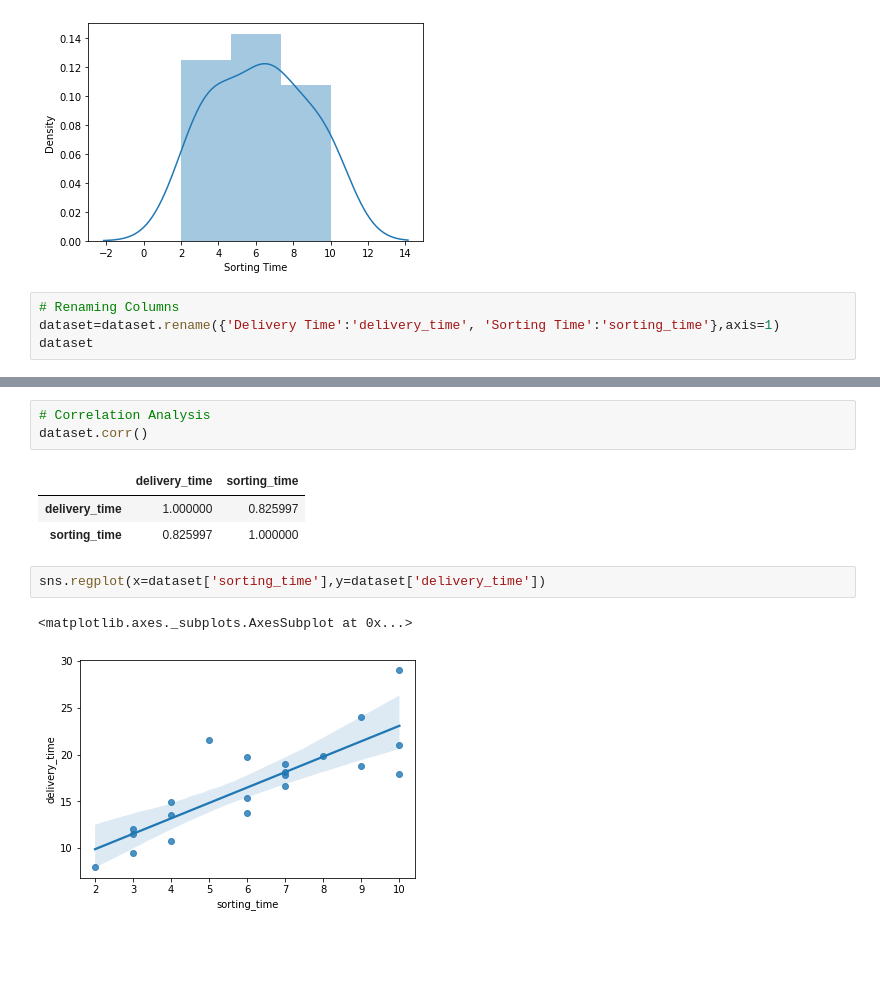
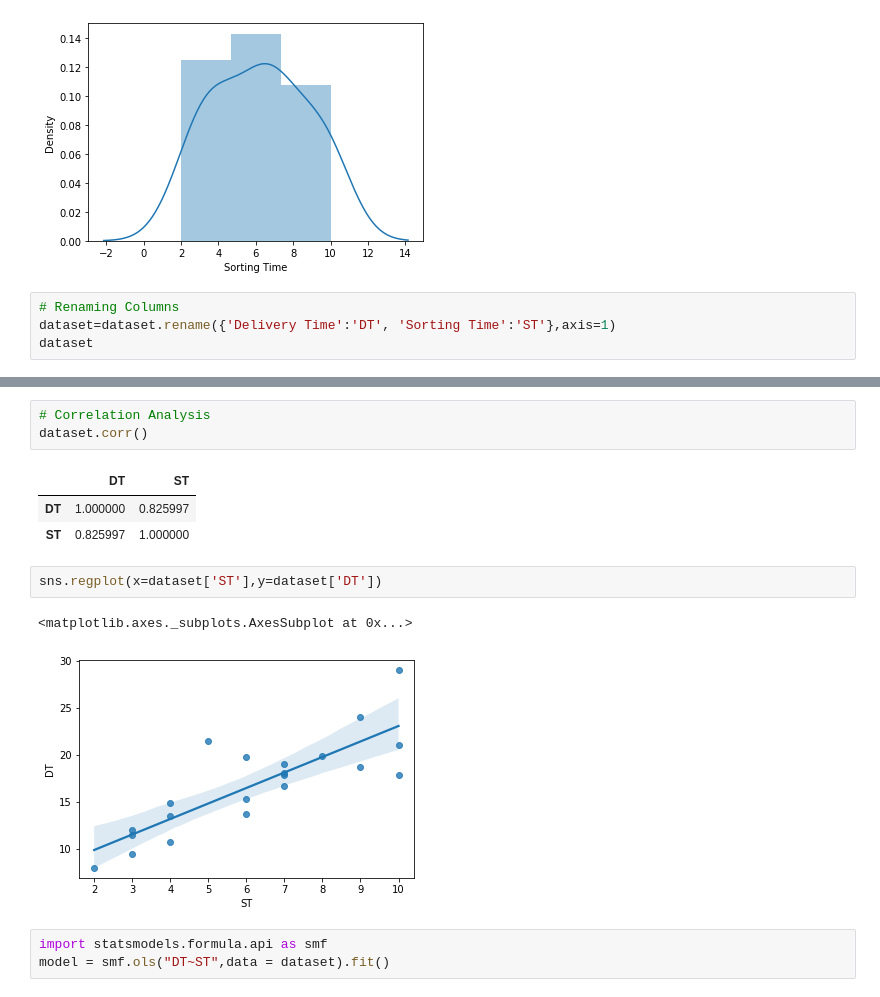
Before and after one commit to tusharsuthar4828/DataScience_Assigments, a Jupyter notebook: SimpleLinearDeliveryTime.ipynb, the cells around one changed output, grey strips where cells are left out. Saved outputs shown, nothing was run; the diff lists cells and outputs as text; blank space fills up the shorter version.

```diff
--- a/SimpleLinearDeliveryTime.ipynb
+++ b/SimpleLinearDeliveryTime.ipynb
@@ -51,6 +54,6 @@ sns.distplot(dataset['Sorting Time'])
 [figure]
 # %%
 # Renaming Columns
-dataset=dataset.rename({'Delivery Time':'delivery_time', 'Sorting Time':'sorting_time'},axis=1)
+dataset=dataset.rename({'Delivery Time':'DT', 'Sorting Time':'ST'},axis=1)
 dataset
 # %% [output]
@@ -75,11 +102,14 @@ dataset
 # Correlation Analysis
 dataset.corr()
 # %% [output]
-|  | delivery_time | sorting_time |
-| delivery_time | 1.000000 | 0.825997 |
-| sorting_time | 0.825997 | 1.000000 |
+|  | DT | ST |
+| DT | 1.000000 | 0.825997 |
+| ST | 0.825997 | 1.000000 |
 # %%
-sns.regplot(x=dataset['sorting_time'],y=dataset['delivery_time'])
+sns.regplot(x=dataset['ST'],y=dataset['DT'])
 # %% [output]
 <matplotlib.axes._subplots.AxesSubplot at 0x...>
-[figure, old version]
+[figure, new version]
+# %%
+import statsmodels.formula.api as smf
+model = smf.ols("DT~ST",data = dataset).fit()
```
Also changed, not shown: parts of 27 cells of this notebook.
